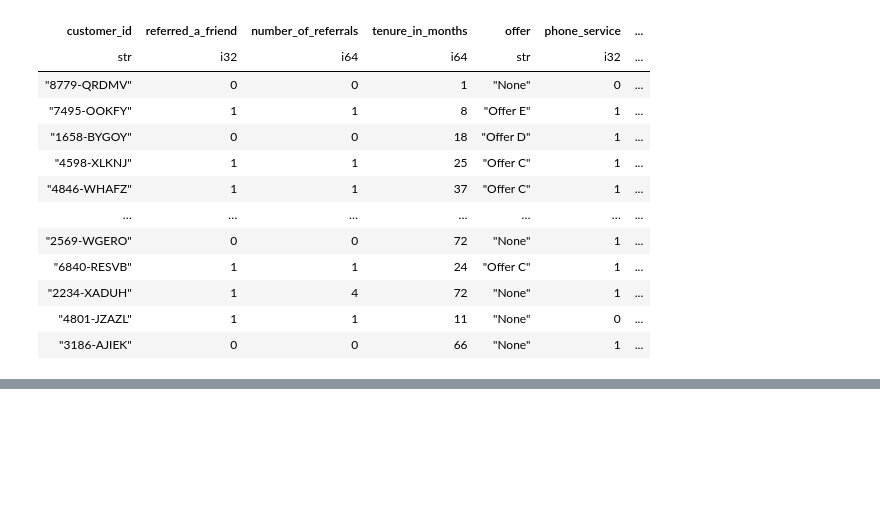
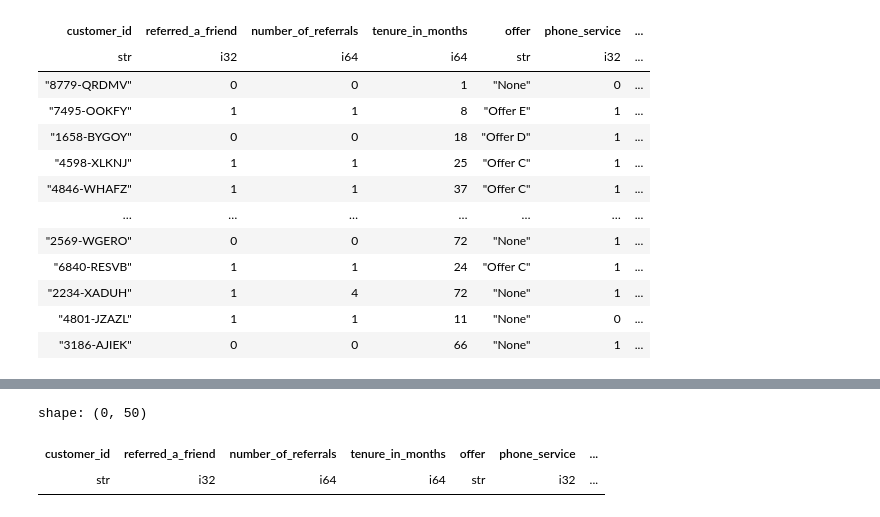
Before and after one commit to dalmeida64/NOVAIMS_EDSB25_30, a Jupyter notebook: src/EDA/eda_merge_files.ipynb, the cells around one changed output, grey strips where cells are left out. Saved outputs shown, nothing was run; the diff lists cells and outputs as text; code cells hidden in the pictures; blank space fills up the shorter version.

```diff
--- a/src/EDA/eda_merge_files.ipynb
+++ b/src/EDA/eda_merge_files.ipynb
@@ -277,0 +370,12 @@ shape: (7_043, 1)
+# %%
+q1, q3 = df.select([
+    pl.col("total_long_distance_charges").quantile(0.25).alias("q1"),
+    pl.col("total_long_distance_charges").quantile(0.75).alias("q3")
+]).row(0)
+
+upper_bound = q3 + (q3 - q1) * 1.5
+
+df = df.with_columns(
+    pl.col("total_long_distance_charges")
+      .clip(upper_bound=upper_bound)
+)
@@ -346,3 +467,9 @@ df = df.drop(['customer_id','under_30', 'count', 'quarter'])
+# %%
+df.filter(df.is_duplicated())
+# %% [output]
+shape: (0, 50)
+| customer_id | referred_a_friend | number_of_referrals | tenure_in_months | offer | phone_service | ... |
+| str | i32 | i64 | i64 | str | i32 | ... |
 # %%
 for col in df.select(pl.exclude(pl.NUMERIC_DTYPES)).columns:
     if col not in bivalue_columns:
```
Also changed, not shown: parts of 27 cells of this notebook.
